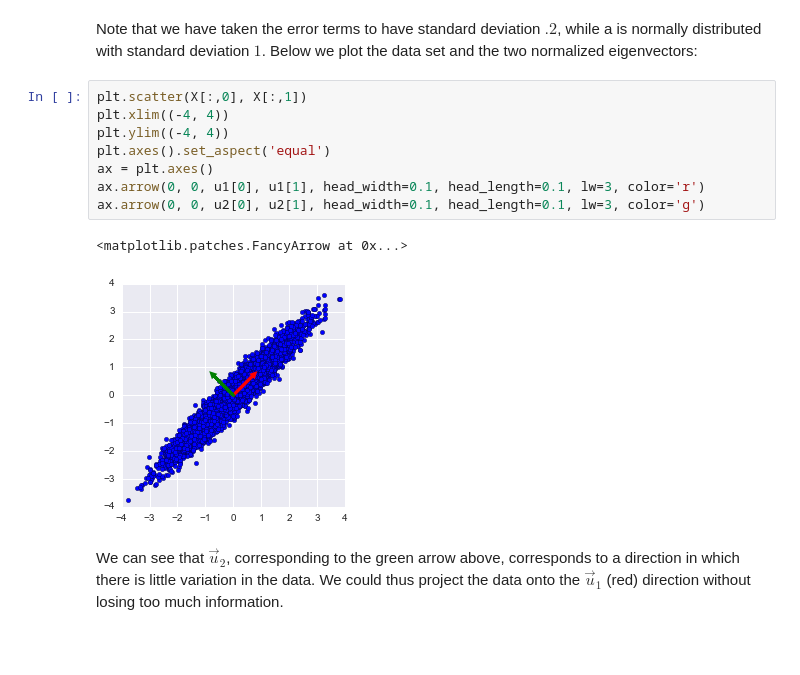
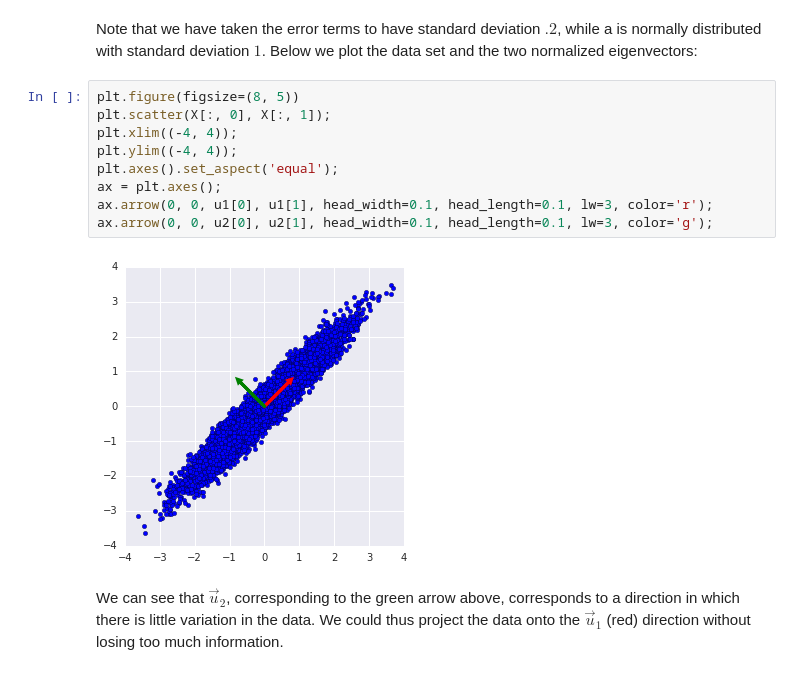
Before and after one commit to ActivisionGameScience/ActivisionGameScience.github.io, a Jupyter notebook: _notebooks/Principal Component Analysis vs Exploratory Factor Analysis.ipynb, the cells around one changed output. Saved outputs shown, nothing was run; the diff lists cells and outputs as text; blank space fills up the shorter version.

```diff
--- a/_notebooks/Principal Component Analysis vs Exploratory Factor Analysis.ipynb
+++ b/_notebooks/Principal Component Analysis vs Exploratory Factor Analysis.ipynb
@@ -64,16 +64,16 @@ Eigenvector 2:  [-0.70710678  0.70710678]
 # %% [markdown]
 Note that we have taken the error terms to have standard deviation $.2$, while a is normally distributed with standard deviation $1$.  Below we plot the data set and the two normalized eigenvectors:
 # %%
-plt.scatter(X[:,0], X[:,1])
-plt.xlim((-4, 4))
-plt.ylim((-4, 4))
-plt.axes().set_aspect('equal')
-ax = plt.axes()
-ax.arrow(0, 0, u1[0], u1[1], head_width=0.1, head_length=0.1, lw=3, color='r')
-ax.arrow(0, 0, u2[0], u2[1], head_width=0.1, head_length=0.1, lw=3, color='g')
+plt.figure(figsize=(8, 5))
+plt.scatter(X[:, 0], X[:, 1]);
+plt.xlim((-4, 4));
+plt.ylim((-4, 4));
+plt.axes().set_aspect('equal');
+ax = plt.axes();
+ax.arrow(0, 0, u1[0], u1[1], head_width=0.1, head_length=0.1, lw=3, color='r');
+ax.arrow(0, 0, u2[0], u2[1], head_width=0.1, head_length=0.1, lw=3, color='g');
 # %% [output]
-<matplotlib.patches.FancyArrow at 0x...>
-[figure, old version]
+[figure, new version]
 # %% [markdown]
 We can see that $\overrightarrow{u}_2$, corresponding to the green arrow above, corresponds to a direction in which there is little variation in the data.  We could thus project the data onto the $\overrightarrow{u}_1$ (red) direction without losing too much information.
 # %% [markdown]
```
Also changed, not shown: parts of 7 cells of this notebook, 5 other files.
